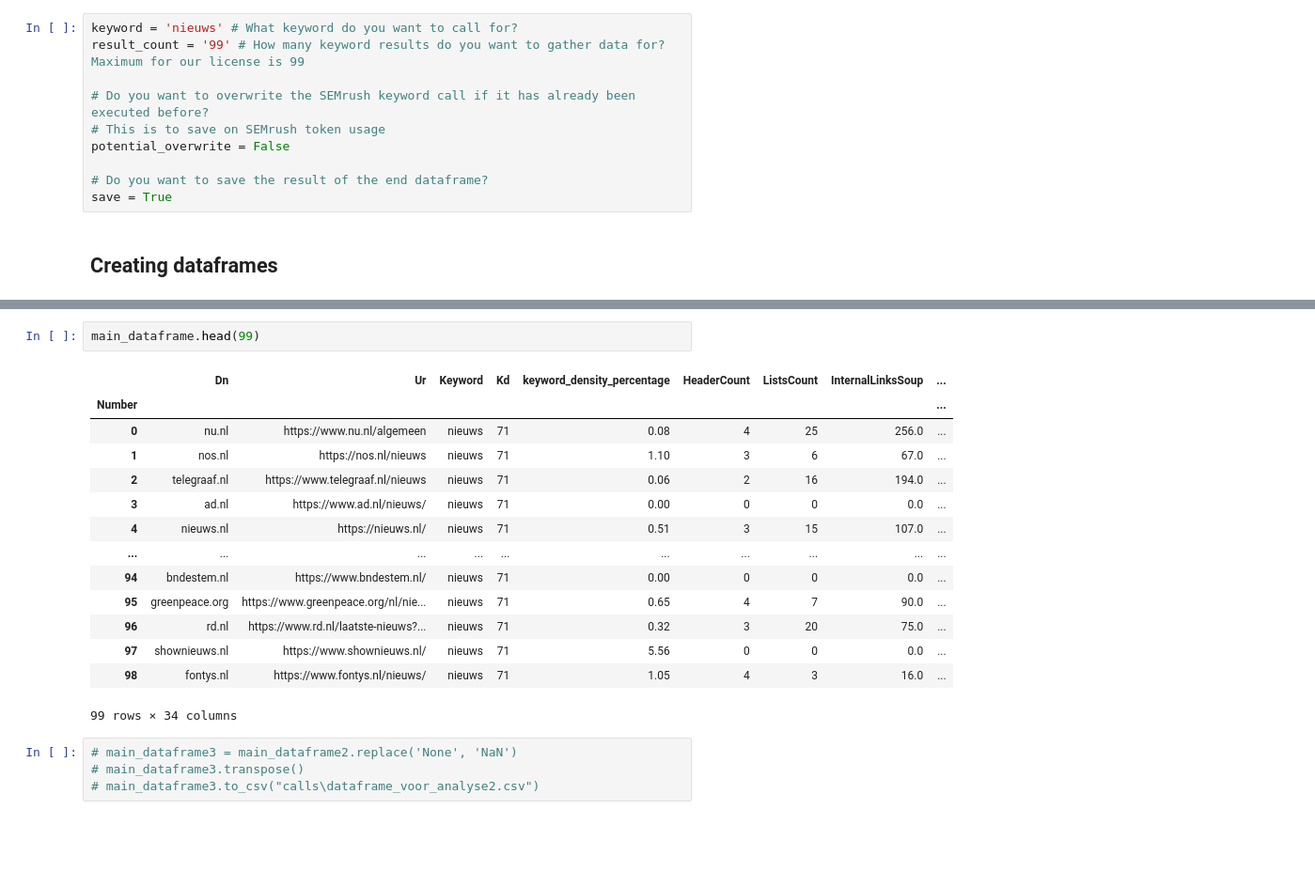
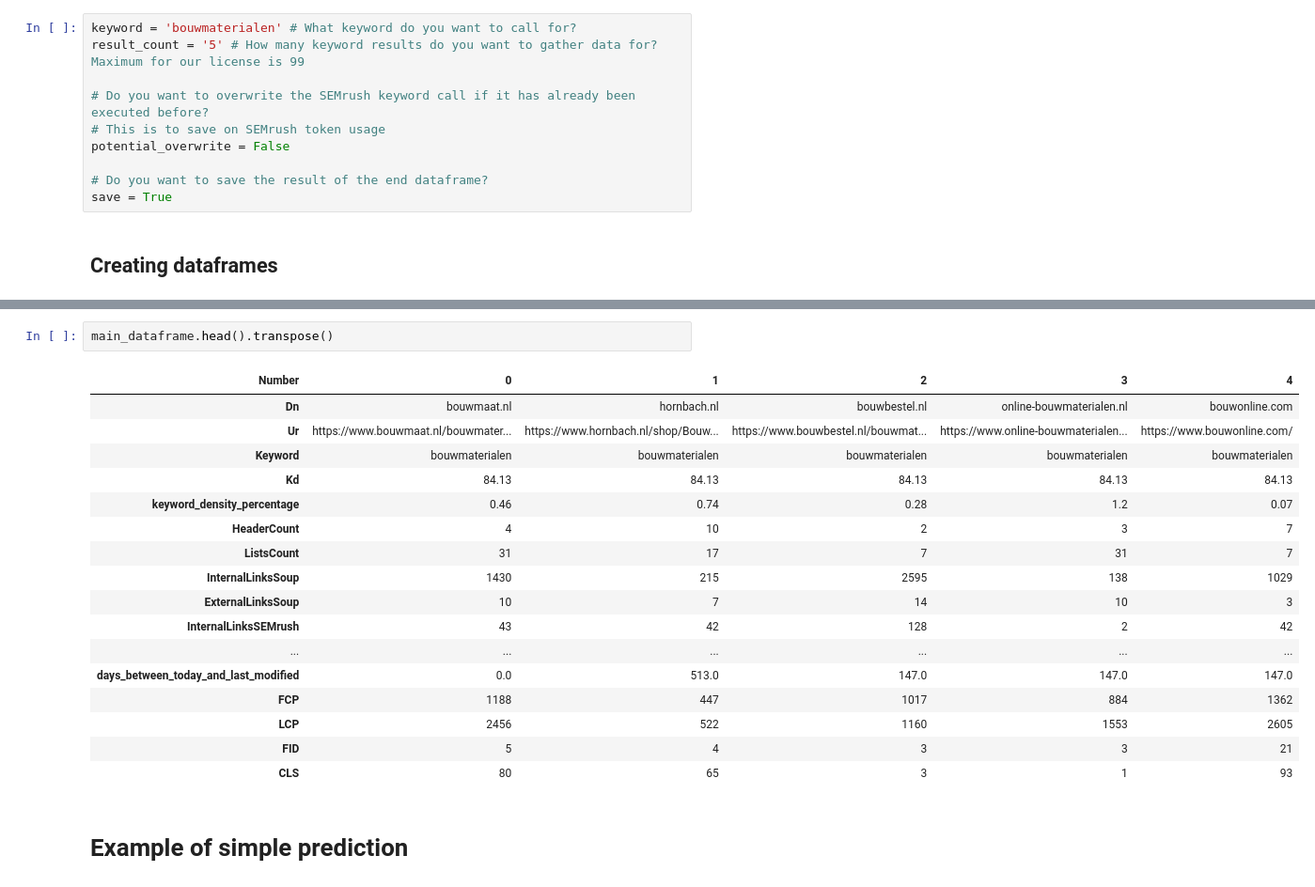
Before and after one commit to D-R-U-N-K-Data/SEO-De-Nieuwe-Zaak, a Jupyter notebook: combining_notebook_dataframe.ipynb, the cells around one changed output, grey strips where cells are left out. Shown at 94% size. Drawn from its saved outputs; the diff is of its cells as text; blank space fills up the shorter version.

```diff
--- a/combining_notebook_dataframe.ipynb
+++ b/combining_notebook_dataframe.ipynb
@@ -22,8 +27,8 @@ from ipynb.fs.full.website_speed import GetWebsiteSpeed
 # Executing of functions
 ## Variables for keyword search
 # %%
-keyword = 'nieuws' # What keyword do you want to call for?
-result_count = '99' # How many keyword results do you want to gather data for? Maximum for our license is 99
+keyword = 'bouwmaterialen' # What keyword do you want to call for?
+result_count = '5' # How many keyword results do you want to gather data for? Maximum for our license is 99
 
 # Do you want to overwrite the SEMrush keyword call if it has already been executed before?
 # This is to save on SEMrush token usage
@@ -139,21 +115,22 @@ one failed url added
 # %%
-main_dataframe.head(99)
+main_dataframe.head().transpose()
 # %% [output]
-|  | Dn | Ur | Keyword | Kd | keyword_density_percentage | HeaderCount | ListsCount | InternalLinksSoup | ... |
-| Number |  |  |  |  |  |  |  |  | ... |
-| 0 | nu.nl | https://www.nu.nl/algemeen | nieuws | 71 | 0.08 | 4 | 25 | 256.0 | ... |
-| 1 | nos.nl | https://nos.nl/nieuws | nieuws | 71 | 1.10 | 3 | 6 | 67.0 | ... |
-| 2 | telegraaf.nl | https://www.telegraaf.nl/nieuws | nieuws | 71 | 0.06 | 2 | 16 | 194.0 | ... |
-| 3 | ad.nl | https://www.ad.nl/nieuws/ | nieuws | 71 | 0.00 | 0 | 0 | 0.0 | ... |
-| 4 | nieuws.nl | https://nieuws.nl/ | nieuws | 71 | 0.51 | 3 | 15 | 107.0 | ... |
-| ... | ... | ... | ... | ... | ... | ... | ... | ... | ... |
-| 94 | bndestem.nl | https://www.bndestem.nl/ | nieuws | 71 | 0.00 | 0 | 0 | 0.0 | ... |
-| 95 | greenpeace.org | https://www.greenpeace.org/nl/nie... | nieuws | 71 | 0.65 | 4 | 7 | 90.0 | ... |
-| 96 | rd.nl | https://www.rd.nl/laatste-nieuws?... | nieuws | 71 | 0.32 | 3 | 20 | 75.0 | ... |
-| 97 | shownieuws.nl | https://www.shownieuws.nl/ | nieuws | 71 | 5.56 | 0 | 0 | 0.0 | ... |
-| 98 | fontys.nl | https://www.fontys.nl/nieuws/ | nieuws | 71 | 1.05 | 4 | 3 | 16.0 | ... |
+| Number | 0 | 1 | 2 | 3 | 4 |
+| Dn | bouwmaat.nl | hornbach.nl | bouwbestel.nl | online-bouwmaterialen.nl | bouwonline.com |
+| Ur | https://www.bouwmaat.nl/bouwmater... | https://www.hornbach.nl/shop/Bouw... | https://www.bouwbestel.nl/bouwmat... | https://www.online-bouwmaterialen... | https://www.bouwonline.com/ |
+| Keyword | bouwmaterialen | bouwmaterialen | bouwmaterialen | bouwmaterialen | bouwmaterialen |
+| Kd | 84.13 | 84.13 | 84.13 | 84.13 | 84.13 |
+| keyword_density_percentage | 0.46 | 0.74 | 0.28 | 1.2 | 0.07 |
+| HeaderCount | 4 | 10 | 2 | 3 | 7 |
+| ListsCount | 31 | 17 | 7 | 31 | 7 |
+| InternalLinksSoup | 1430 | 215 | 2595 | 138 | 1029 |
+| ExternalLinksSoup | 10 | 7 | 14 | 10 | 3 |
+| InternalLinksSEMrush | 43 | 42 | 128 | 2 | 42 |
+| ... | ... | ... | ... | ... | ... |
+| days_between_today_and_last_modified | 0.0 | 513.0 | 147.0 | 147.0 | 147.0 |
+| FCP | 1188 | 447 | 1017 | 884 | 1362 |
+| LCP | 2456 | 522 | 1160 | 1553 | 2605 |
+| FID | 5 | 4 | 3 | 3 | 21 |
+| CLS | 80 | 65 | 3 | 1 | 93 |
-99 rows × 34 columns
-# %%
-# main_dataframe3 = main_dataframe2.replace('None', 'NaN')
-# main_dataframe3.transpose()
-# main_dataframe3.to_csv("calls\dataframe_voor_analyse2.csv")
+# %% [markdown]
+# Example of simple prediction
```
Also changed, not shown: parts of 8 cells of this notebook, 2 other files.
